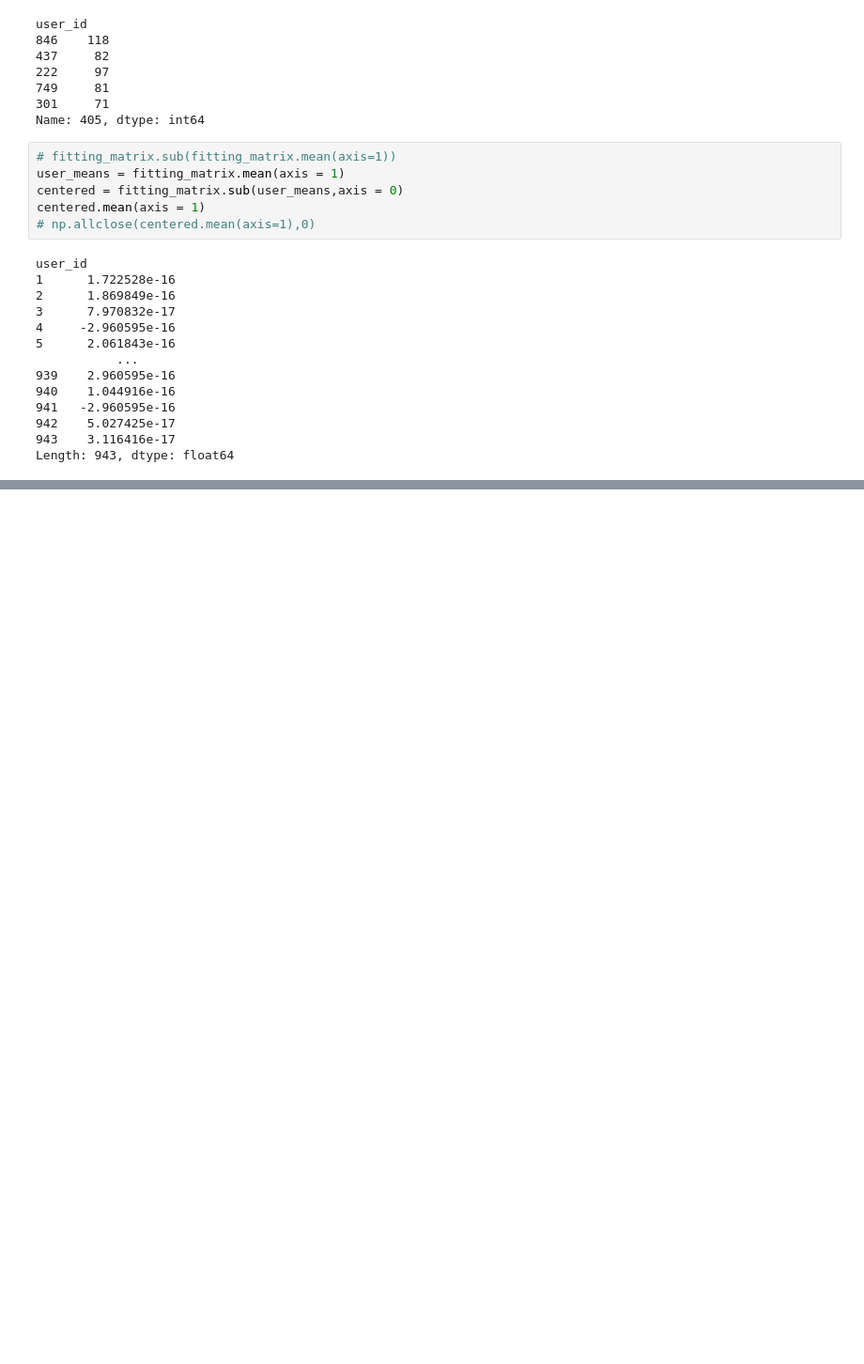
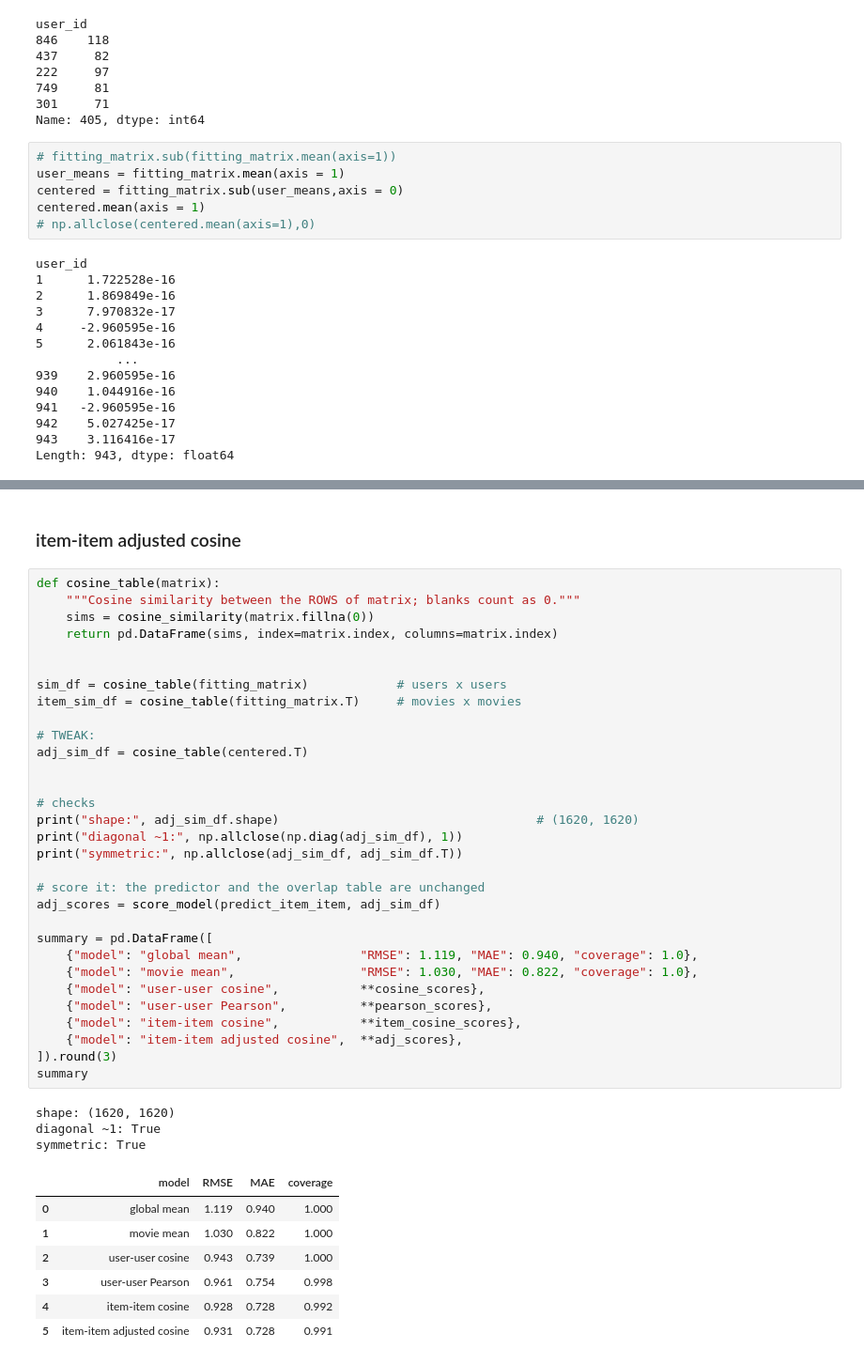
Before and after one commit to akhi08/Foundation-Advanced-ML, a Jupyter notebook: Recommender system/notebook/data_understanding.ipynb, the cells around one changed output, grey strips where cells are left out. Shown at 94% size. Saved outputs shown, nothing was run; the diff lists cells and outputs as text; blank space fills up the shorter version.

```diff
--- a/Recommender system/notebook/data_understanding.ipynb
+++ b/Recommender system/notebook/data_understanding.ipynb
@@ -314,0 +611,44 @@ print(len(neighbors), prediction, actual)
+# %% [markdown]
+### item-item adjusted cosine
+# %%
+def cosine_table(matrix):
+    """Cosine similarity between the ROWS of matrix; blanks count as 0."""
+    sims = cosine_similarity(matrix.fillna(0))
+    return pd.DataFrame(sims, index=matrix.index, columns=matrix.index)
+
+
+sim_df = cosine_table(fitting_matrix)            # users x users
+item_sim_df = cosine_table(fitting_matrix.T)     # movies x movies
+
+# TWEAK:
+adj_sim_df = cosine_table(centered.T)
+
+
+# checks
+print("shape:", adj_sim_df.shape)                                   # (1620, 1620)
+print("diagonal ~1:", np.allclose(np.diag(adj_sim_df), 1))
+print("symmetric:", np.allclose(adj_sim_df, adj_sim_df.T))
+
+# score it: the predictor and the overlap table are unchanged
+adj_scores = score_model(predict_item_item, adj_sim_df)
+
+summary = pd.DataFrame([
+    {"model": "global mean",                "RMSE": 1.119, "MAE": 0.940, "coverage": 1.0},
+    {"model": "movie mean",                 "RMSE": 1.030, "MAE": 0.822, "coverage": 1.0},
+    {"model": "user-user cosine",           **cosine_scores},
+    {"model": "user-user Pearson",          **pearson_scores},
+    {"model": "item-item cosine",           **item_cosine_scores},
+    {"model": "item-item adjusted cosine",  **adj_scores},
+]).round(3)
+summary
+# %% [output]
+shape: (1620, 1620)
+diagonal ~1: True
+symmetric: True
+|  | model | RMSE | MAE | coverage |
+| 0 | global mean | 1.119 | 0.940 | 1.000 |
+| 1 | movie mean | 1.030 | 0.822 | 1.000 |
+| 2 | user-user cosine | 0.943 | 0.739 | 1.000 |
+| 3 | user-user Pearson | 0.961 | 0.754 | 0.998 |
+| 4 | item-item cosine | 0.928 | 0.728 | 0.992 |
+| 5 | item-item adjusted cosine | 0.931 | 0.728 | 0.991 |
```
Also changed, not shown: parts of 15 cells of this notebook, 1 other file.
